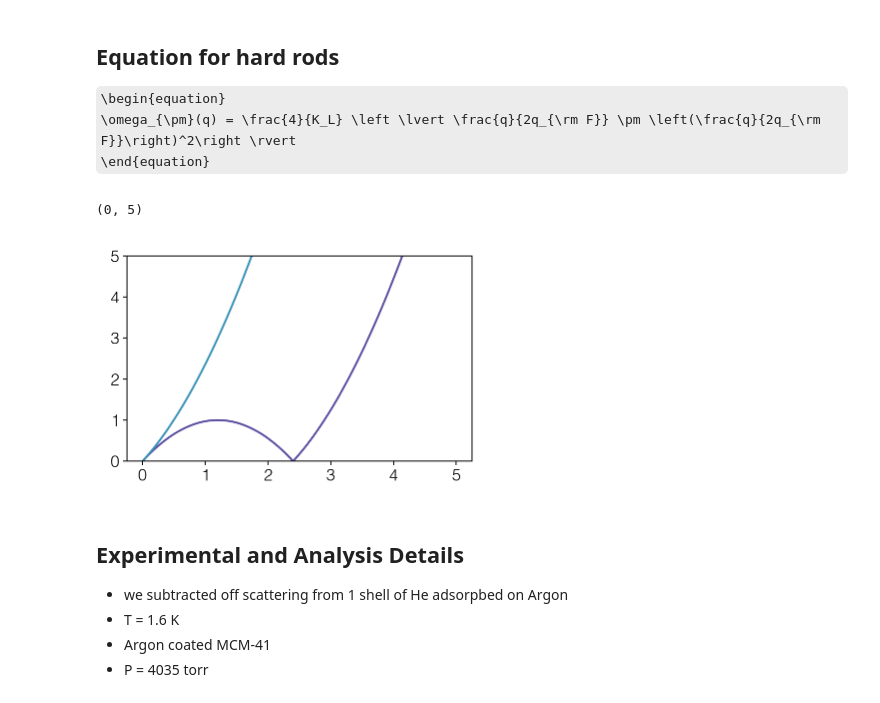
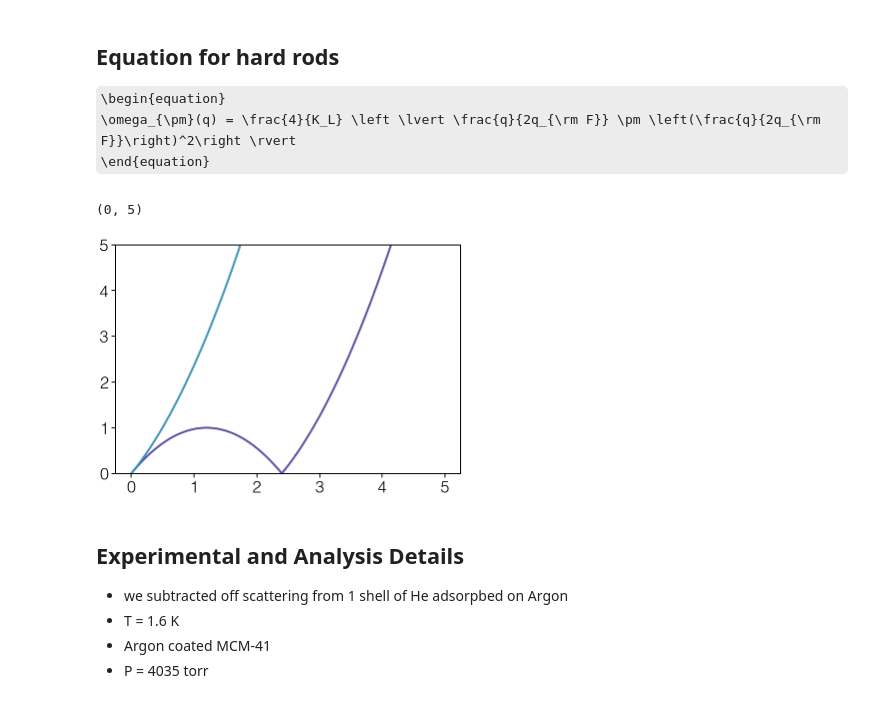
Before and after one commit to DelMaestroGroup/PlatedHe4Nanopores, a Jupyter notebook: Notebooks/analyzing_Sqw.ipynb, the cells around one changed output. Drawn from its saved outputs; the diff is of its cells as text; code cells hidden in the pictures; some formulas as TeX source.

```diff
--- a/Notebooks/analyzing_Sqw.ipynb
+++ b/Notebooks/analyzing_Sqw.ipynb
@@ -10,7 +10,7 @@ from scipy.constants import k as kb
 
 %config InlineBackend.figure_format = 'retina'
 %matplotlib inline
-plt.style.use('notebook')
+plt.style.use('./include/notebook.mplstyle')
 cols = plt.rcParams['axes.prop_cycle'].by_key()['color']
 import helium
 # %%
@@ -27,13 +27,13 @@ def ω(m,p,q,KL,qF):
 \omega_{\pm}(q) = \frac{4}{K_L} \left \lvert \frac{q}{2q_{\rm F}} \pm \left(\frac{q}{2q_{\rm F}}\right)^2\right \rvert
 \end{equation}
 # %%
-aq = np.linspace(0,5,1000)
+q = np.linspace(0,5,1000)
 plt.plot(q,ω(0,-1,q,1,1.2))
 plt.plot(q,ω(0,1,q,1,1.2))
 plt.ylim(0,5)
 # %% [output]
 (0, 5)
-[figure, old version]
+[figure, new version]
 # %% [markdown]
 ## Experimental and Analysis Details
 
```
Also changed, not shown: parts of 2 cells of this notebook, 1 other file.
